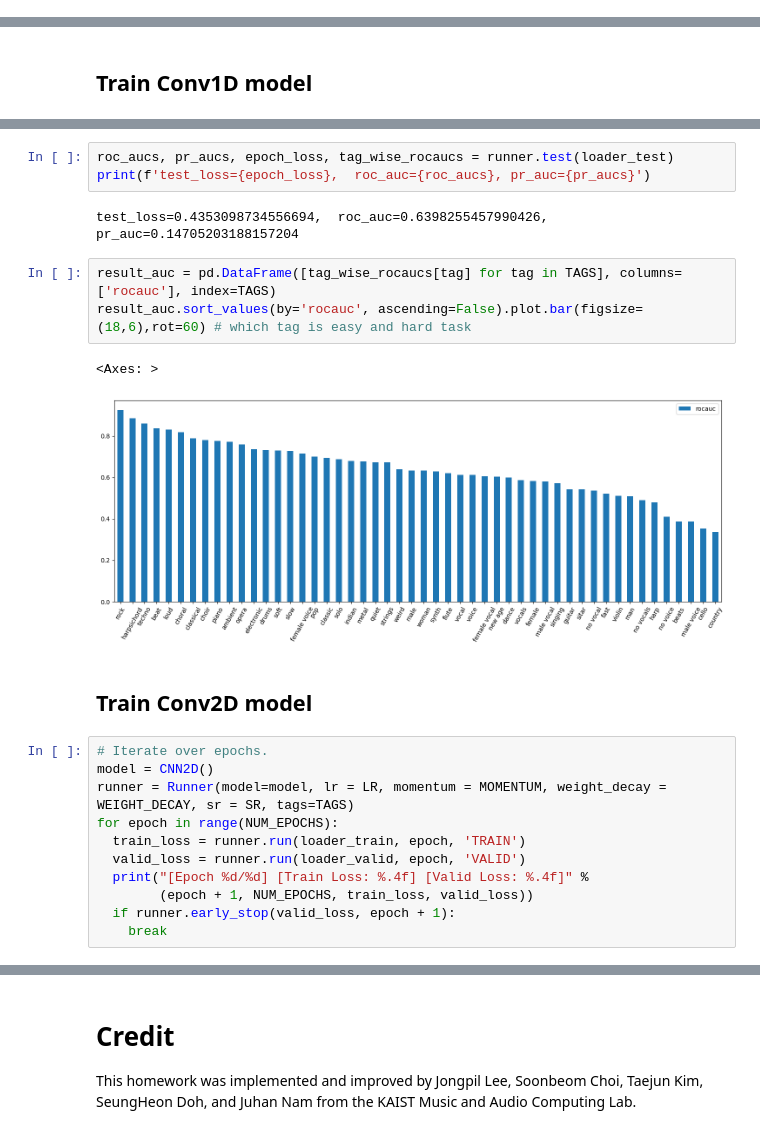
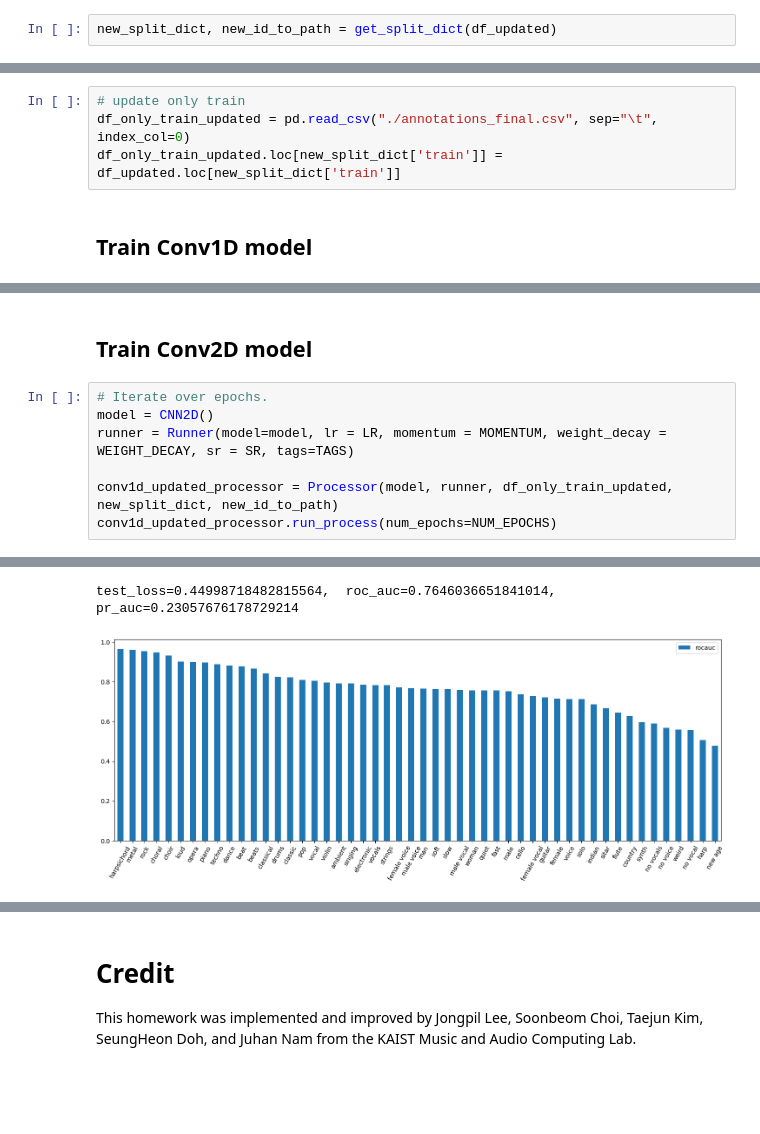
Before and after one commit to minigb/musical-applications-of-machine-learning-gct634-2025, a Jupyter notebook: hw2/GCT634_HW2.ipynb, the cells around one changed output, grey strips where cells are left out. Drawn from its saved outputs; the diff is of its cells as text; blank space fills up the shorter version.

```diff
--- a/hw2/GCT634_HW2.ipynb
+++ b/hw2/GCT634_HW2.ipynb
@@ -673,4 +826,10 @@ df_updated[TAGS].sum().sort_values(ascending=False).plot.bar(figsize=(18,6), rot
+# %%
+new_split_dict, new_id_to_path = get_split_dict(df_updated)
 # %% [markdown]
 # Update Train Data's Label Using the Updated Dataframe
+# %%
+# update only train
+df_only_train_updated = pd.read_csv("./annotations_final.csv", sep="\t", index_col=0)
+df_only_train_updated.loc[new_split_dict['train']] = df_updated.loc[new_split_dict['train']]
 # %% [markdown]
 ## Train Conv1D model
@@ -701,25 +847,10 @@ for epoch in range(NUM_EPOCHS):
-# %%
-roc_aucs, pr_aucs, epoch_loss, tag_wise_rocaucs = runner.test(loader_test)
-print(f'test_loss={epoch_loss},  roc_auc={roc_aucs}, pr_auc={pr_aucs}')
-# %% [output]
-test_loss=0.4353098734556694,  roc_auc=0.6398255457990426, pr_auc=0.14705203188157204
-# %%
-result_auc = pd.DataFrame([tag_wise_rocaucs[tag] for tag in TAGS], columns=['rocauc'], index=TAGS)
-result_auc.sort_values(by='rocauc', ascending=False).plot.bar(figsize=(18,6),rot=60) # which tag is easy and hard task
-# %% [output]
-<Axes: >
-[figure, removed]
 # %% [markdown]
 ## Train Conv2D model
 # %%
 # Iterate over epochs.
 model = CNN2D()
 runner = Runner(model=model, lr = LR, momentum = MOMENTUM, weight_decay = WEIGHT_DECAY, sr = SR, tags=TAGS)
-for epoch in range(NUM_EPOCHS):
-  train_loss = runner.run(loader_train, epoch, 'TRAIN')
-  valid_loss = runner.run(loader_valid, epoch, 'VALID')
-  print("[Epoch %d/%d] [Train Loss: %.4f] [Valid Loss: %.4f]" %
-        (epoch + 1, NUM_EPOCHS, train_loss, valid_loss))
-  if runner.early_stop(valid_loss, epoch + 1):
-    break
+
+conv1d_updated_processor = Processor(model, runner, df_only_train_updated, new_split_dict, new_id_to_path)
+conv1d_updated_processor.run_process(num_epochs=NUM_EPOCHS)
 # %% [output]
@@ -735,0 +867,2 @@ for epoch in range(NUM_EPOCHS):
+test_loss=0.44998718482815564,  roc_auc=0.7646036651841014, pr_auc=0.23057676178729214
+[figure, added]
```
Also changed, not shown: parts of 43 cells of this notebook, 1 other file.
